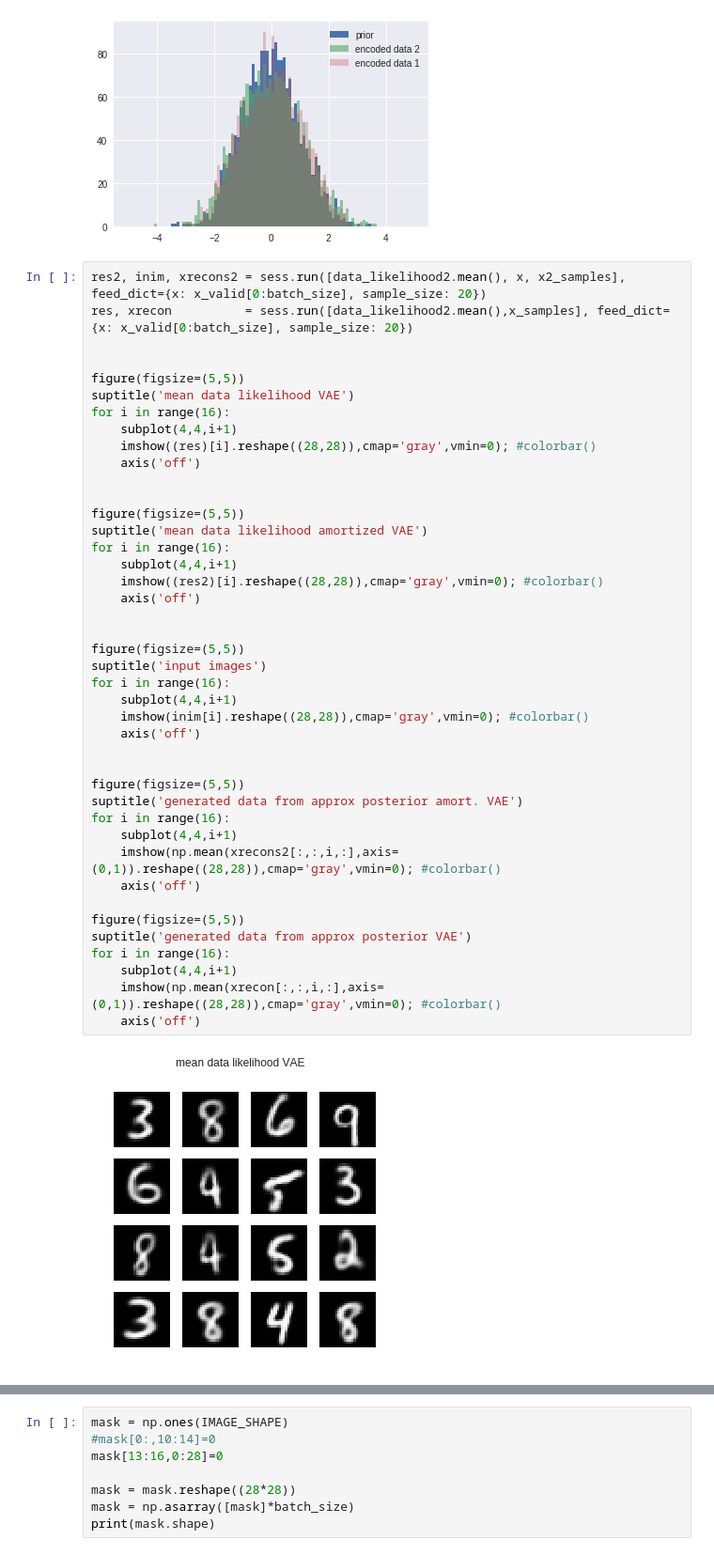
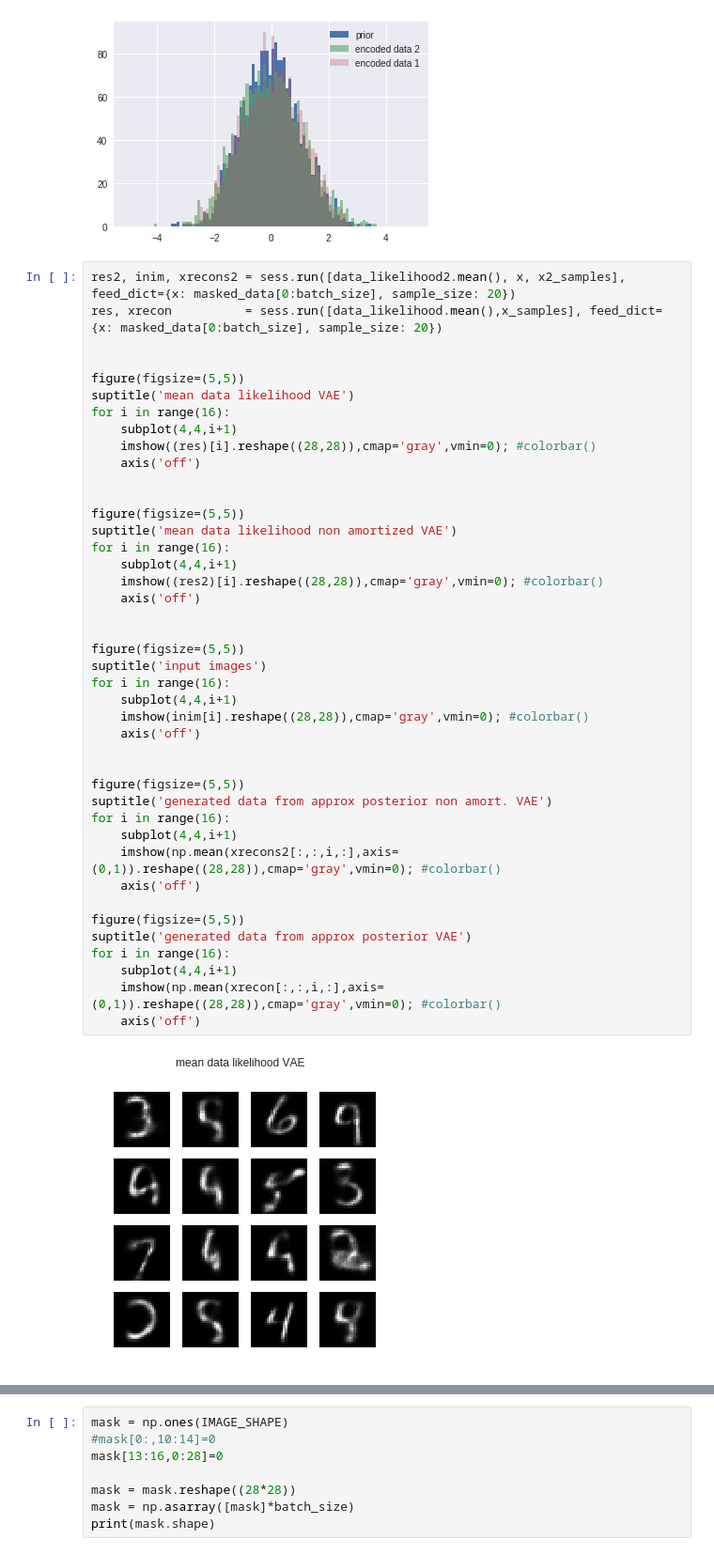
Before and after one commit to VMBoehm/DeNoPa, a Jupyter notebook: VAE.ipynb, the cells around one changed output, grey strips where cells are left out. Shown: that part at 94% size. Saved outputs shown, nothing was run; the diff lists cells and outputs as text.

Commit message:
version discussed with Uros, plots sent to Uros and Francois

```diff
--- a/VAE.ipynb
+++ b/VAE.ipynb
@@ -363,8 +356,8 @@ legend()
 <matplotlib.legend.Legend at 0x...>
 [figure]
 # %%
-res2, inim, xrecons2 = sess.run([data_likelihood2.mean(), x, x2_samples], feed_dict={x: x_valid[0:batch_size], sample_size: 20})
-res, xrecon          = sess.run([data_likelihood2.mean(),x_samples], feed_dict={x: x_valid[0:batch_size], sample_size: 20})
+res2, inim, xrecons2 = sess.run([data_likelihood2.mean(), x, x2_samples], feed_dict={x: masked_data[0:batch_size], sample_size: 20})
+res, xrecon          = sess.run([data_likelihood.mean(),x_samples], feed_dict={x: masked_data[0:batch_size], sample_size: 20})
 
 
 figure(figsize=(5,5))
@@ -376,33 +369,33 @@ for i in range(16):
 
 
 figure(figsize=(5,5))
-suptitle('mean data likelihood amortized VAE')
+suptitle('mean data likelihood non amortized VAE')
 for i in range(16):
     subplot(4,4,i+1)
     imshow((res2)[i].reshape((28,28)),cmap='gray',vmin=0); #colorbar()
     axis('off')
 
 
 figure(figsize=(5,5))
 suptitle('input images')
 for i in range(16):
     subplot(4,4,i+1)
     imshow(inim[i].reshape((28,28)),cmap='gray',vmin=0); #colorbar()
     axis('off')
 
 
 figure(figsize=(5,5))
-suptitle('generated data from approx posterior amort. VAE')
+suptitle('generated data from approx posterior non amort. VAE')
 for i in range(16):
     subplot(4,4,i+1)
     imshow(np.mean(xrecons2[:,:,i,:],axis=(0,1)).reshape((28,28)),cmap='gray',vmin=0); #colorbar()
     axis('off')
 
 figure(figsize=(5,5))
 suptitle('generated data from approx posterior VAE')
 for i in range(16):
     subplot(4,4,i+1)
     imshow(np.mean(xrecon[:,:,i,:],axis=(0,1)).reshape((28,28)),cmap='gray',vmin=0); #colorbar()
     axis('off')
 # %% [output]
-[figure, old version]
+[figure, new version]
```
Also changed, not shown: parts of 11 cells of this notebook.
